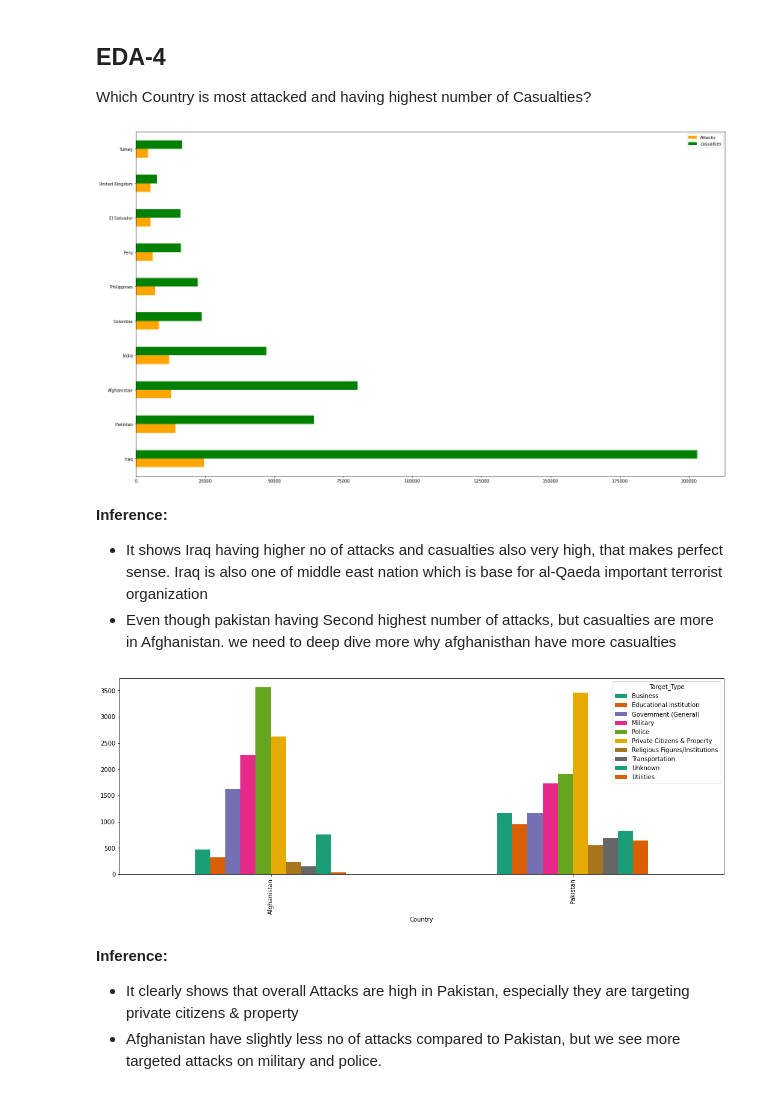
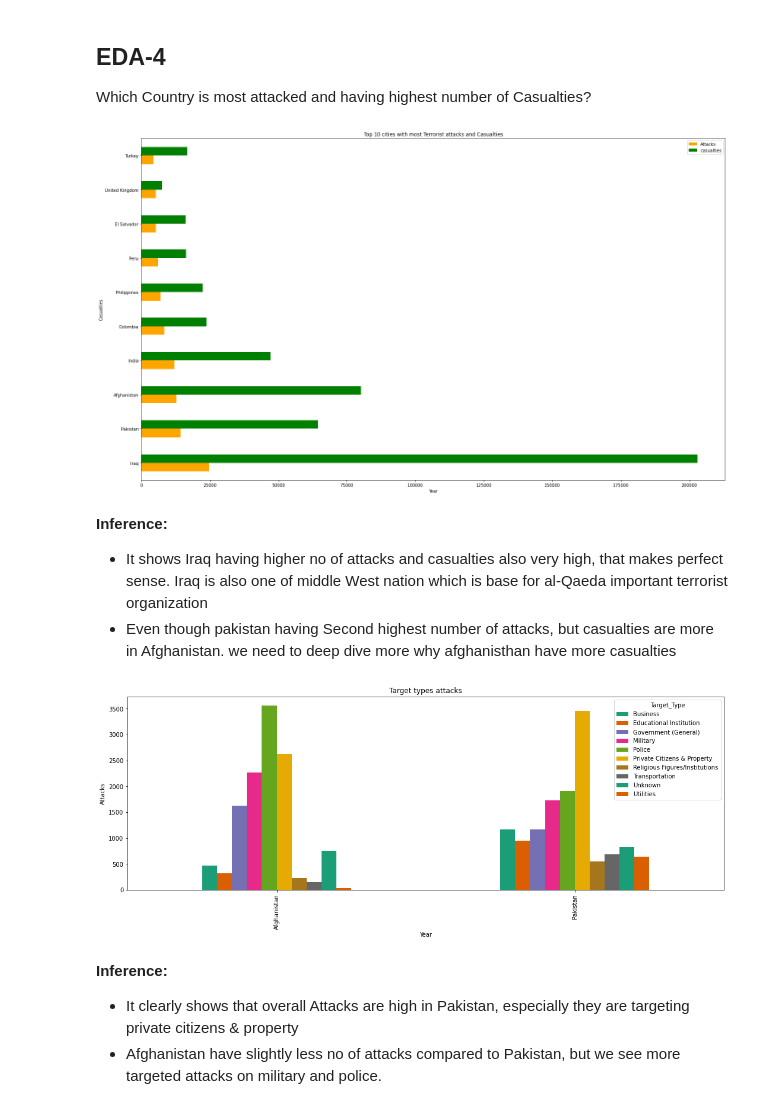
Before and after one commit to vak1997/Global-Terrorism, a Jupyter notebook: Global_Terrorism_EDA_Analysis_Capstone_Project_1.ipynb, the cells around one changed output. Drawn from its saved outputs; the diff is of its cells as text; code cells hidden in the pictures.

```diff
--- a/Global_Terrorism_EDA_Analysis_Capstone_Project_1.ipynb
+++ b/Global_Terrorism_EDA_Analysis_Capstone_Project_1.ipynb
@@ -454,14 +454,17 @@ data=terrorism_df.groupby('Country')['casualties'].sum().to_frame()
 count.merge(data,left_index=True,right_index=True,how='left').plot.barh(color={"Attacks": "orange", "casualties": "green"})
 fig=plt.gcf()
 fig.set_size_inches(25,15)
+plt.xlabel("Year")
+plt.ylabel("Casualties")
+plt.title("Top 10 cities with most Terrorist attacks and Casualties")
 plt.show()
 # %% [output]
-[figure, old version]
+[figure, new version]
 # %% [markdown]
 **Inference:**
 
 
-*   It shows Iraq having higher no of attacks and casualties also very high, that makes perfect sense. Iraq is also one of middle east nation which is base for al-Qaeda important terrorist organization
+*   It shows Iraq having higher no of attacks and casualties also very high, that makes perfect sense. Iraq is also one of middle West nation which is base for al-Qaeda important terrorist organization
 *  Even though pakistan having Second highest number of attacks, but casualties are more in Afghanistan. we need to deep dive more why afghanisthan have more casualties
 # %%
 # create dataframe specially for Pakistan and Afghanisthan seperately
@@ -469,14 +472,17 @@ data=terrorism_df[(terrorism_df['Country']=='Pakistan')|(terrorism_df['Country']
 # %%
 # Only we are selecting top 10 target types based on no of attacks
 top_target10=data[data['Target_Type'].isin(data['Target_Type'].value_counts()[0:10].index)]
 
 # then we are taking country and target and plotting it
 pd.crosstab(top_target10.Country,top_target10.Target_Type).plot(color=sns.color_palette('Dark2',12),kind='bar')
 fig=plt.gcf()
 fig.set_size_inches(18,6)
+plt.xlabel("Year")
+plt.ylabel("Attacks")
+plt.title("Target types attacks")
 plt.show()
 # %% [output]
-[figure, old version]
+[figure, new version]
 # %% [markdown]
 **Inference:**
 
```
Also changed, not shown: parts of 4 cells of this notebook.
